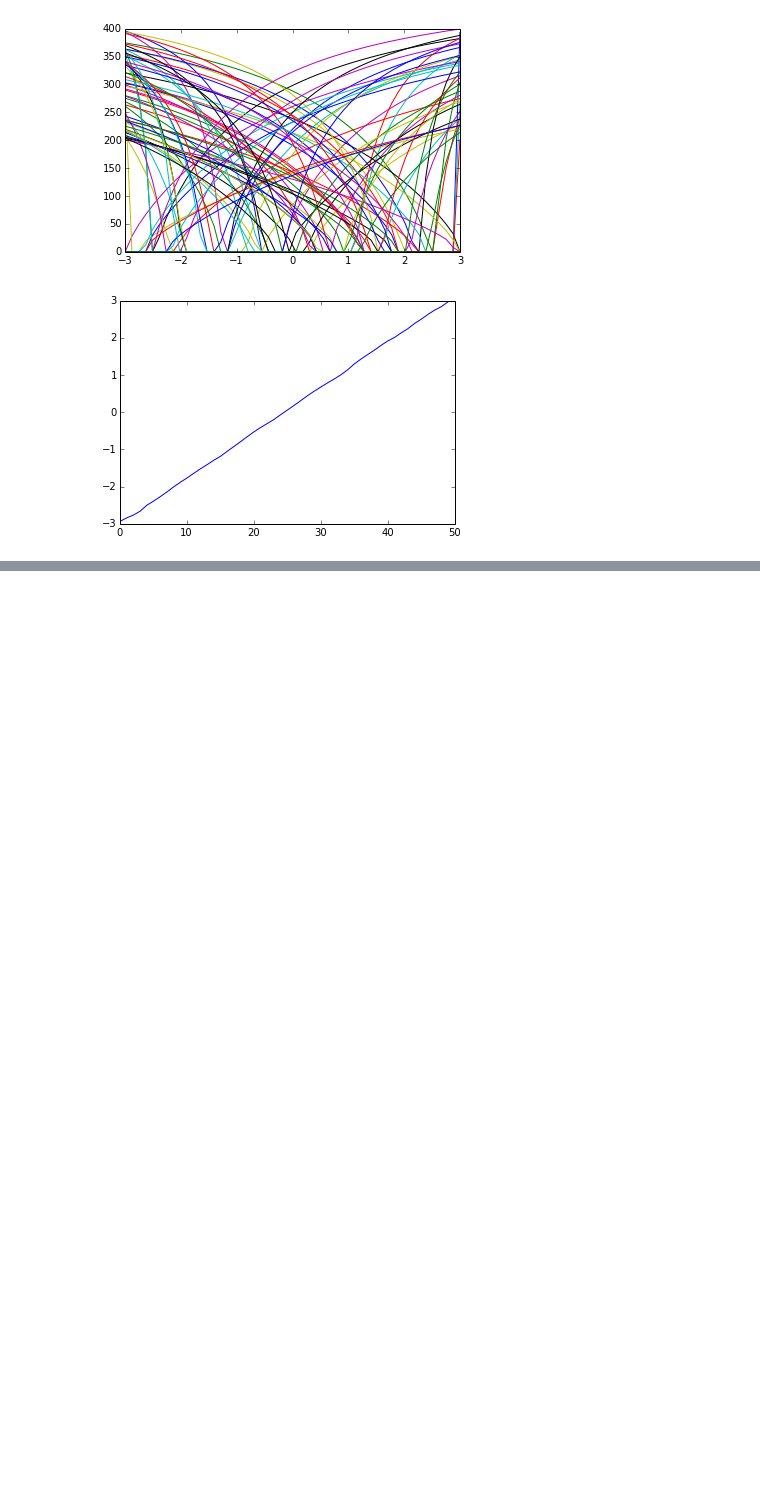
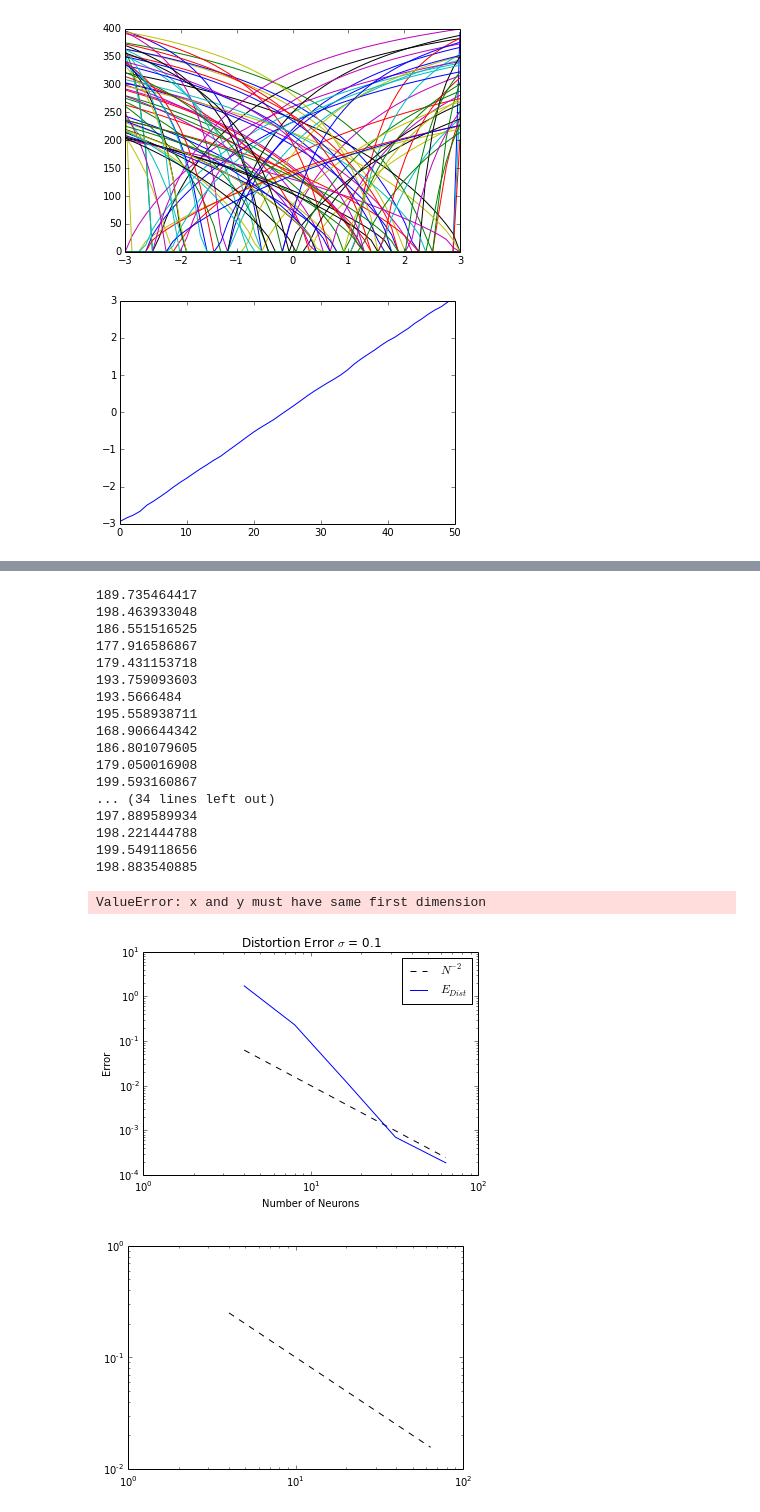
Before and after one commit to celiasmith/syde556, a Jupyter notebook: Untitled.ipynb, the cells around one changed output, grey strips where cells are left out. Drawn from its saved outputs; the diff is of its cells as text; code cells hidden in the pictures; blank space fills up the shorter version.

```diff
--- a/Untitled.ipynb
+++ b/Untitled.ipynb
@@ -32,0 +35,67 @@ np.mod(13,2)
+# %%
+import matplotlib.pyplot as plt
+import numpy as np
+#%% PART a Error correlation sigma = 0.1
+N = np.array([4,8,16,32,64])#64,128,256,512,1024, 2048]) #number of neurons
+samples = 2/0.01 #how many x values
+runs = 10 #number of runs over which to average
+
+Edist = np.zeros([N.size,runs])
+Enoise = np.zeros(Edist.shape)
+for i in range(N.size):
+    for j in range(runs):
+        rate = np.random.uniform(low = 100, high = 200, size = N[i]) #max fire rate
+        xint = np.random.uniform(low = -0.95, high = 0.95, size = N[i]) #intercept
+        alpha = rate/(1-xint)
+        Jbias = rate - alpha
+        e = np.random.randint(low = 0, high = 2, size = N[i]) * 2 - 1 #encoder preference
+        x = np.linspace(-1,1,samples)
+        J = np.zeros([N[i],np.size(x)]) #initialize
+        for k in range(N[i]):
+            J[k] = alpha[k]*e[k]*x + Jbias[k]
+
+        a = np.maximum(J,0) #Rectified Linear model
+        sigma = 0.1 *np.max(a) #noise distribution
+        gamma = np.dot(a,a.transpose())/samples
+        gamma = gamma + np.random.normal(scale=sigma, size=gamma.shape)
+        upsilon = np.dot(a,x)/samples
+        d = np.dot(np.linalg.pinv(gamma),upsilon)
+        Edist[i,j] = (np.sum(x-np.dot(d,a))**2)/(samples*2)
+        Enoise[i,j] = sigma**2*np.sum(d**2)
+
+plt.figure()
+plt.loglog(N,1./(N*N),'k--')
+plt.loglog(N,np.average(Edist,1))
+plt.title('Distortion Error $\sigma$ = 0.1')
+plt.xlabel('Number of Neurons')
+plt.ylabel('Error')
+plt.legend(['$N^{-2}$', '$E_{Dist}$'])
+
+plt.figure()
+plt.loglog(N,1./N,'k--')
+plt.loglog(N,np.average(Enoise))
+plt.title('Noise Error $\sigma$ = 0.1')
+plt.xlabel('Number of Neurons')
+plt.ylabel('Error')
+plt.legend(['$N^{-1}$', '$E_{Noise}$'])
+# %% [output]
+189.735464417
+198.463933048
+186.551516525
+177.916586867
+179.431153718
+193.759093603
+193.5666484
+195.558938711
+168.906644342
+186.801079605
+179.050016908
+199.593160867
+... (34 lines left out)
+197.889589934
+198.221444788
+199.549118656
+198.883540885
+ValueError: x and y must have same first dimension
+[figure, added]
+[figure, added]
```
Also changed, not shown: parts of 4 cells of this notebook, 4 other files.
